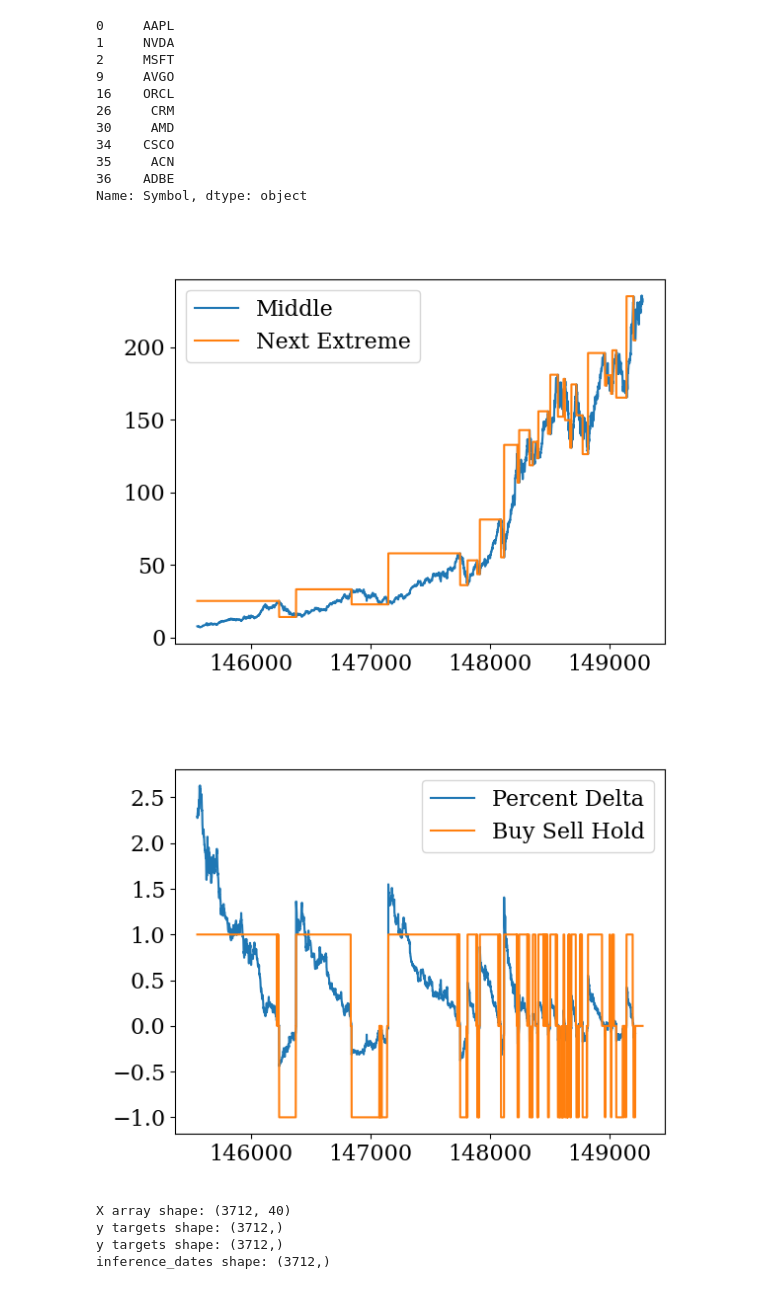
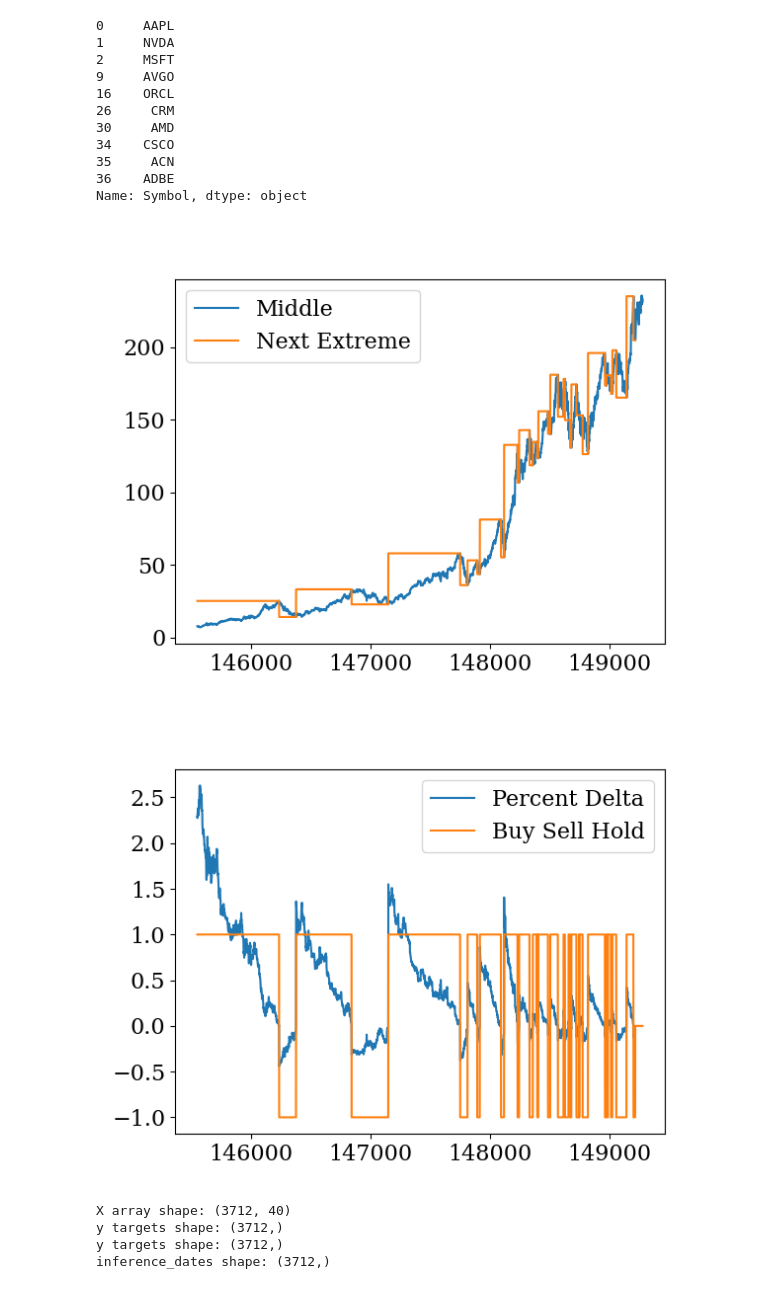
Before and after one commit to ruc-practical-ai/fall-2024-class-08, a Jupyter notebook: notebooks/05_extreme_value_prediction.ipynb, the cells around one changed output. Saved outputs shown, nothing was run; the diff lists cells and outputs as text; code cells hidden in the pictures.

```diff
--- a/notebooks/05_extreme_value_prediction.ipynb
+++ b/notebooks/05_extreme_value_prediction.ipynb
@@ -139,36 +139,36 @@ def get_targets_df(
 
     buy_indicators = (percent_delta > buy_threshold).astype(int)
     sell_indicators = (percent_delta < sell_threshold).astype(int)
 
     df["Percent Delta"] = percent_delta
     df["Buy Indicator"] = buy_indicators
     df["Sell Indicator"] = sell_indicators
     df["Buy Sell Hold"] = buy_indicators - sell_indicators
 
     df[["Middle", "Next Extreme"]].plot()
     df[["Percent Delta", "Buy Sell Hold"]].plot()
     return df
 
 
 # Get the targets to predict
 target_stock_symbol = "AAPL"
-buy_threshold = 0.05
-sell_threshold = -0.05
+buy_threshold = 0
+sell_threshold = 0
 targets_df = get_targets_df(
     stocks_df, target_stock_symbol, buy_threshold, sell_threshold
 )
 
 start_idx = n_days_history + n_days_forward - 1
 y_extreme_targets = targets_df["Next Extreme"].to_numpy()[start_idx:]
 y_buy_sell_hold = targets_df["Buy Sell Hold"].to_numpy()[start_idx:]
 
 y_extreme_train, y_extreme_test = make_train_test_split(y_extreme_targets)
 y_buy_sell_hold_train, y_buy_sell_hold_test = make_train_test_split(
     y_buy_sell_hold
 )
 # %% [output]
 [figure]
-[figure, old version]
+[figure, new version]
 # %%
 print("X array shape:", x_features.shape)
 print("y targets shape:", y_extreme_targets.shape)
```
Also changed, not shown: parts of 3 cells of this notebook.
